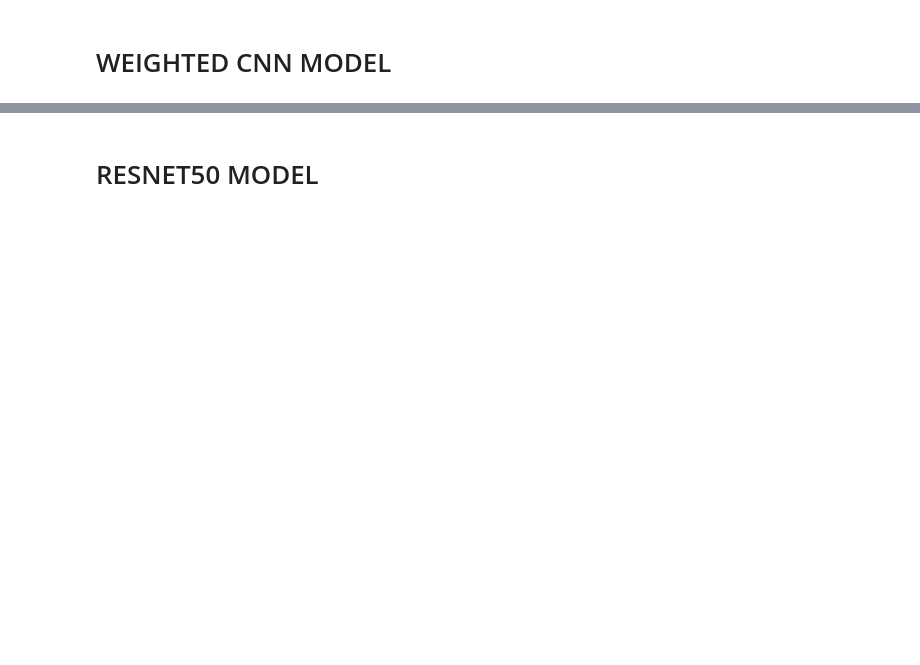
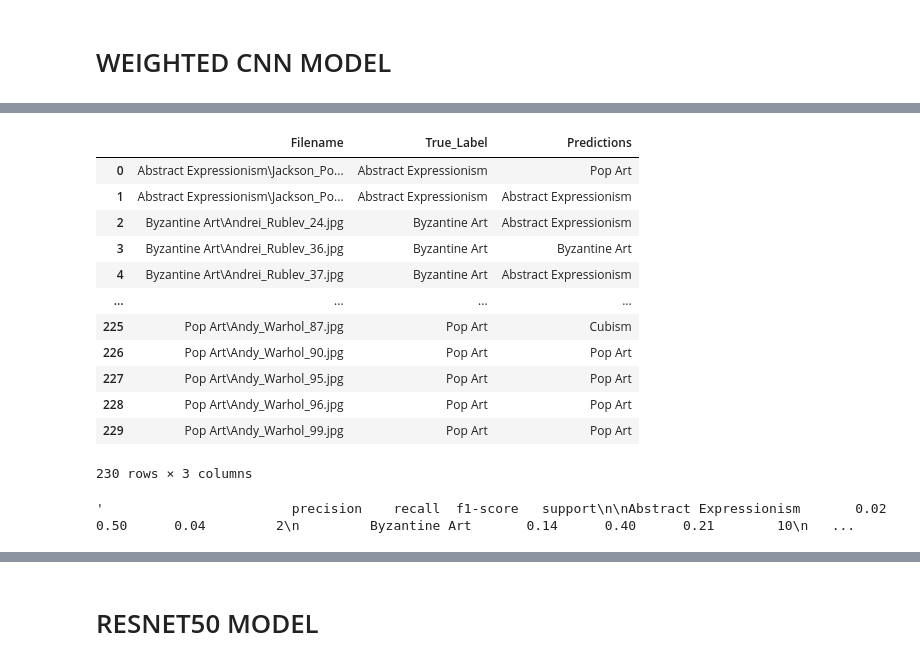
Before and after one commit to justinepicar/Art_Style_Classification, a Jupyter notebook: Notebooks/05_modeling.ipynb, the cells around one changed output, grey strips where cells are left out. Cells and saved outputs as stored; diff of their text form; code cells hidden in the pictures; blank space fills up the shorter version.

```diff
--- a/Notebooks/05_modeling.ipynb
+++ b/Notebooks/05_modeling.ipynb
@@ -110,5 +133,2 @@ KeyboardInterrupt:
-# %%
-reload_model = 'model_sequential_checkpoint_10.h5'
-recon_model = keras.models.load_model(os.path.join(modelpath,reload_model))
 # %%
 print(model.summary())
@@ -133,13 +189,12 @@ plot_confusion_matrix(cm)
 # %% [markdown]
 # WEIGHTED CNN MODEL
 # %%
-class_weights = class_weight.compute_class_weight('balanced',np.unique(train_generator.labels), train_generator.labels)
+class_weights = class_weight.compute_class_weight('balanced',classes=np.unique(train_generator.labels), y=train_generator.labels)
 class_weights = {i : class_weights[i] for i in range(len(class_weights))}
 # %%
-wmodel = sequential_model(input_shape=image_size + (3,), num_classes=num_classes)
-keras.utils.plot_model(wmodel, show_shapes=True)
+wmodel = cnn_model(input_shape=image_size + (3,), num_classes=num_classes)
 # %%
-callbacks = [keras.callbacks.ModelCheckpoint(os.path.join(modelpath,f'model_sequentialweighted_checkpoint_{epochs}.h5')),]
+callbacks = [keras.callbacks.ModelCheckpoint(os.path.join(modelpath,f'model_cnnweighted_checkpoint_{epochs}.h5')),]
 
 wmodel.compile(optimizer='adam',
                   loss="categorical_crossentropy",
@@ -164,4 +253,5 @@ recon_model.evaluate(validation_generator)
 # %%
-validation_generator.reset()
-pred = wmodel.predict(validation_generator, verbose=1)
-#pred_results(train_generator, test_generator, pred, 'cnn_model_weighted_results')
+test_generator.reset()
+pred = wmodel.predict(test_generator, verbose=1)
+pred_results(train_generator, test_generator, pred, 'cnn_model_weighted_results')
+# %% [output]
@@ -168,6 +259,21 @@ pred = wmodel.predict(validation_generator, verbose=1)
+|  | Filename | True_Label | Predictions |
+| 0 | Abstract Expressionism\Jackson_Po... | Abstract Expressionism | Pop Art |
+| 1 | Abstract Expressionism\Jackson_Po... | Abstract Expressionism | Abstract Expressionism |
+| 2 | Byzantine Art\Andrei_Rublev_24.jpg | Byzantine Art | Abstract Expressionism |
+| 3 | Byzantine Art\Andrei_Rublev_36.jpg | Byzantine Art | Byzantine Art |
+| 4 | Byzantine Art\Andrei_Rublev_37.jpg | Byzantine Art | Abstract Expressionism |
+| ... | ... | ... | ... |
+| 225 | Pop Art\Andy_Warhol_87.jpg | Pop Art | Cubism |
+| 226 | Pop Art\Andy_Warhol_90.jpg | Pop Art | Pop Art |
+| 227 | Pop Art\Andy_Warhol_95.jpg | Pop Art | Pop Art |
+| 228 | Pop Art\Andy_Warhol_96.jpg | Pop Art | Pop Art |
+| 229 | Pop Art\Andy_Warhol_99.jpg | Pop Art | Pop Art |
+230 rows × 3 columns
 # %%
 predicted_classes = np.argmax(pred, axis=1)
-cm = confusion_matrix(validation_generator.classes, predicted_classes)
-#classification_report(validation_generator.classes, predicted_classes, target_names=list(df.label.unique()))
+cm = confusion_matrix(test_generator.classes, predicted_classes)
+classification_report(test_generator.classes, predicted_classes, target_names=os.listdir(train))
+# %% [output]
+'                        precision    recall  f1-score   support\n\nAbstract Expressionism       0.02      0.50      0.04         2\n         Byzantine Art       0.14      0.40      0.21        10\n   ...
 # %%
 plot_confusion_matrix(cm)
```
Also changed, not shown: parts of 37 cells of this notebook, 4 other files.
